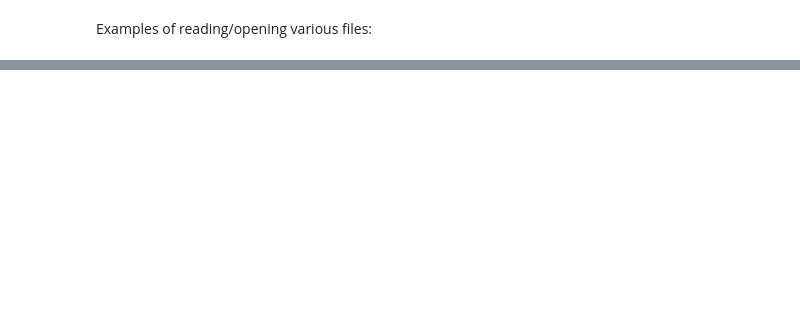
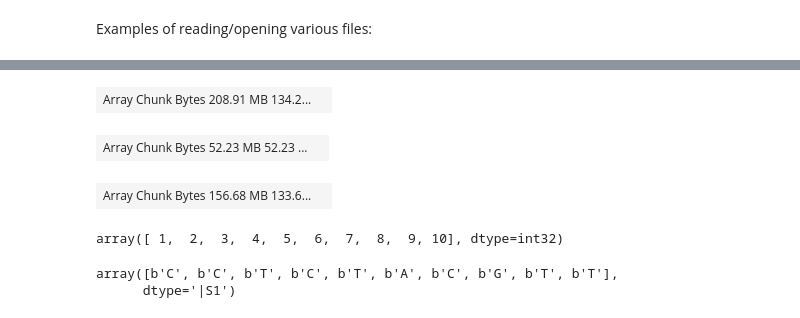
Before and after one commit to malariagen/vector-data, a Jupyter notebook: docs/ag3-snp-download-guide.ipynb, the cells around one changed output, grey strips where cells are left out. Drawn from its saved outputs; the diff is of its cells as text; code cells hidden in the pictures; blank space fills up the shorter version.

```diff
--- a/docs/ag3-snp-download-guide.ipynb
+++ b/docs/ag3-snp-download-guide.ipynb
@@ -694,0 +407,27 @@ gt
+# %%
+# access SNP positions and alleles for chromosome arm 3R as dask arrays
+pos, ref, alt = ag3.snp_sites("3R")
+pos
+# %% [output]
+| Array Chunk Bytes 208.91 MB 134.2... |  |
+# %%
+ref
+# %% [output]
+| Array Chunk Bytes 52.23 MB 52.23 ... |  |
+# %%
+alt
+# %% [output]
+| Array Chunk Bytes 156.68 MB 133.6... |  |
+# %%
+# read first 10 SNP positions into a numpy array
+p = pos[:10].compute()
+p
+# %% [output]
+array([ 1,  2,  3,  4,  5,  6,  7,  8,  9, 10], dtype=int32)
+# %%
+# read first 10 SNP reference alleles
+r = ref[:10].compute()
+r
+# %% [output]
+array([b'C', b'C', b'T', b'C', b'T', b'A', b'C', b'G', b'T', b'T'],
+      dtype='|S1')
```
Also changed, not shown: parts of 73 cells of this notebook, 1 other file.
